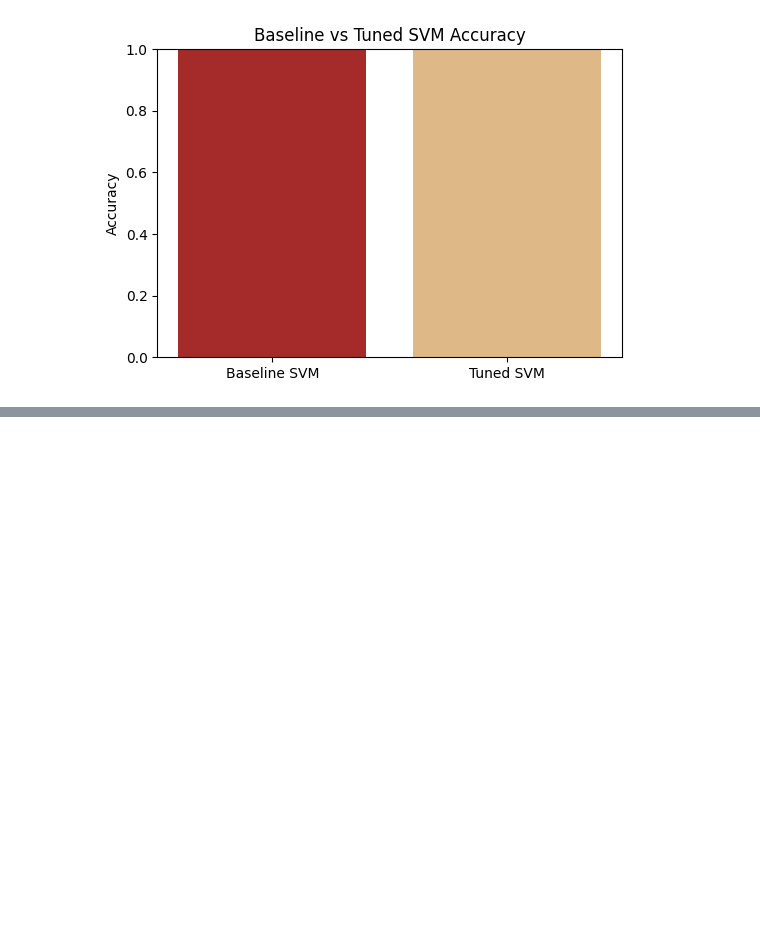
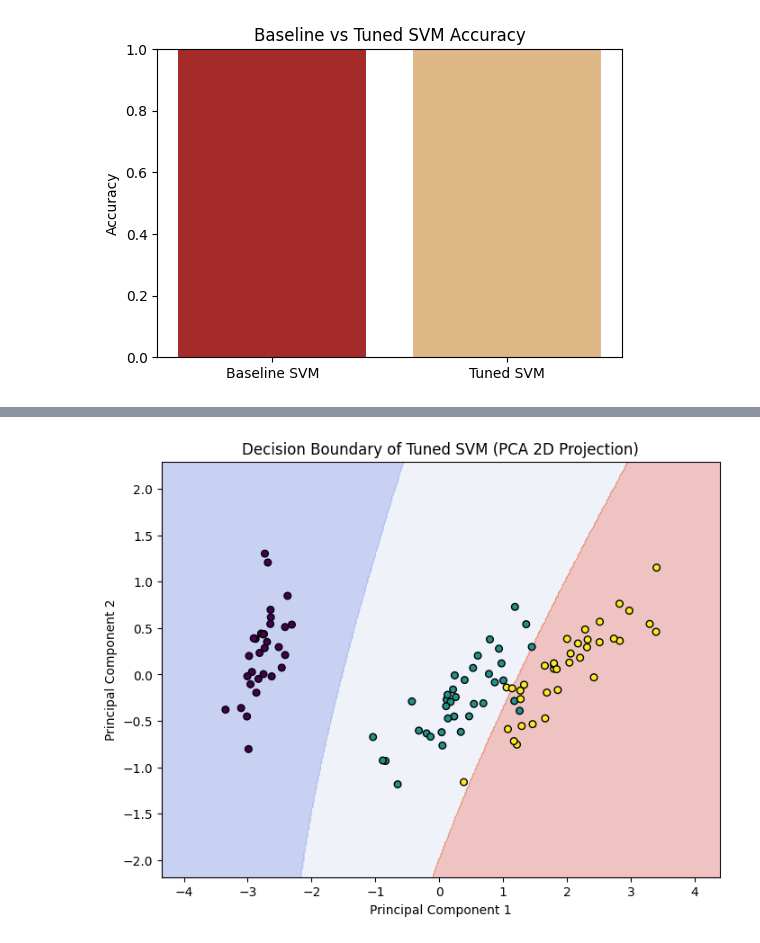
Before and after one commit to Praharshita1275/Machine-learning, a Jupyter notebook: ML_Assignment2.ipynb, the cells around one changed output, grey strips where cells are left out. Saved outputs shown, nothing was run; the diff lists cells and outputs as text; code cells hidden in the pictures; blank space fills up the shorter version.

```diff
--- a/ML_Assignment2.ipynb
+++ b/ML_Assignment2.ipynb
@@ -157,0 +238,32 @@ plt.show()
+# %%
+import numpy as np
+import matplotlib.pyplot as plt
+from sklearn.decomposition import PCA
+
+# Reduce to 2D for visualization
+pca = PCA(n_components=2)
+X_pca = pca.fit_transform(X_train)
+X_test_pca = pca.transform(X_test)
+
+best_model = grid.best_estimator_
+
+# Create mesh grid
+x_min, x_max = X_pca[:, 0].min() - 1, X_pca[:, 0].max() + 1
+y_min, y_max = X_pca[:, 1].min() - 1, X_pca[:, 1].max() + 1
+xx, yy = np.meshgrid(np.arange(x_min, x_max, 0.02),
+                     np.arange(y_min, y_max, 0.02))
+
+# Predict for mesh grid
+Z = best_model.predict(pca.inverse_transform(np.c_[xx.ravel(), yy.ravel()]))
+Z = Z.reshape(xx.shape)
+
+# Plot
+plt.figure(figsize=(8,6))
+plt.contourf(xx, yy, Z, alpha=0.3, cmap='coolwarm')
+plt.scatter(X_pca[:, 0], X_pca[:, 1], c=y_train, s=30, edgecolor='k')
+plt.title('Decision Boundary of Tuned SVM (PCA 2D Projection)')
+plt.xlabel('Principal Component 1')
+plt.ylabel('Principal Component 2')
+plt.show()
+# %% [output]
+[figure, added]
```
Also changed, not shown: parts of 4 cells of this notebook.
